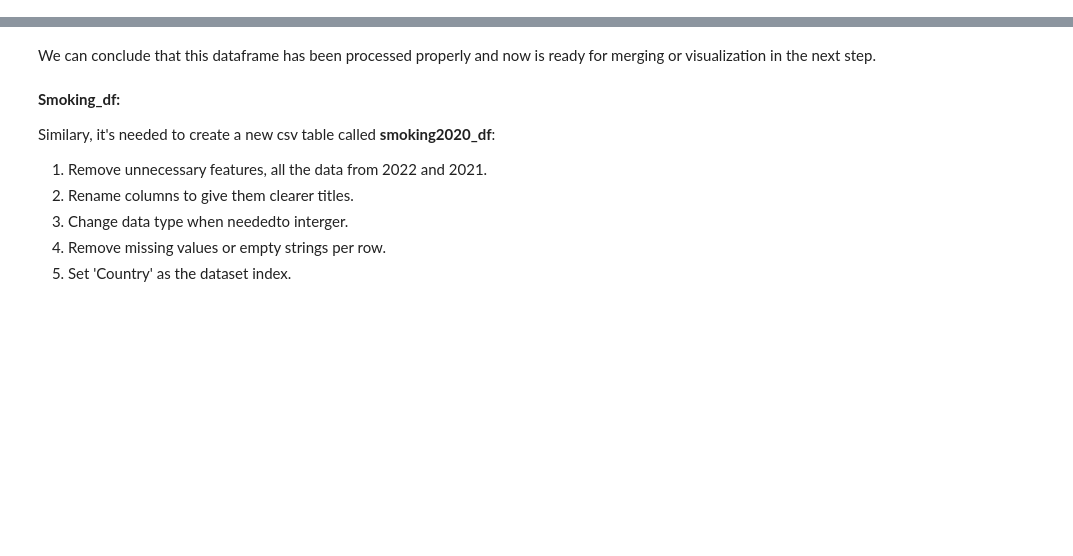
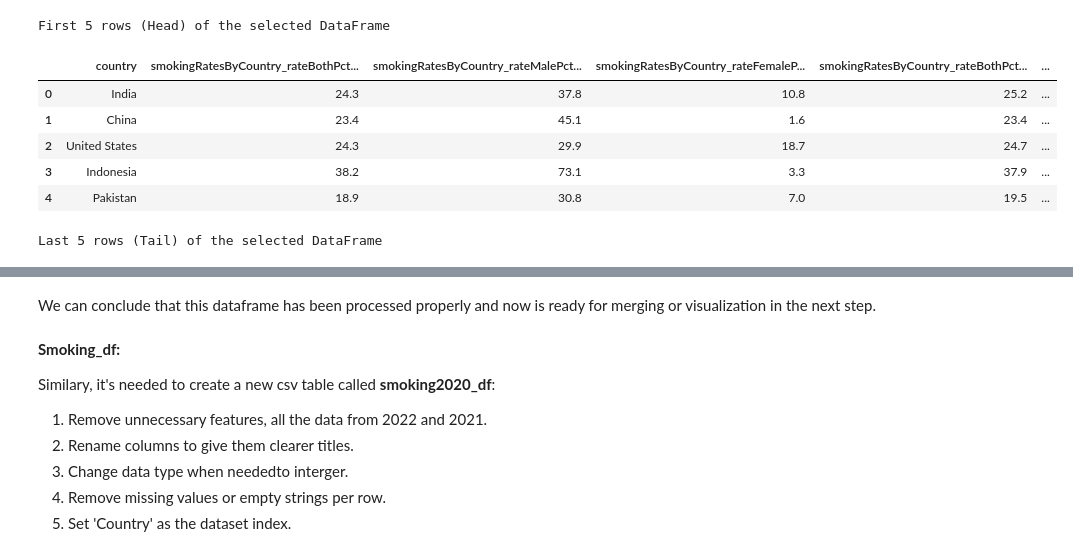
Before and after one commit to DefoNotGus/DV_assesment, a Jupyter notebook: DV_assesment.ipynb, the cells around one changed output, grey strips where cells are left out. Cells and saved outputs as stored; diff of their text form; code cells hidden in the pictures; blank space fills up the shorter version.

```diff
--- a/DV_assesment.ipynb
+++ b/DV_assesment.ipynb
@@ -153,0 +273,12 @@ print(f"Difference in rows: {row_diff}\nDifference in columns: {col_diff}")
+# %%
+#smoking
+display(HTML(display_df_head_tail(smoking_df)))
+# %% [output]
+First 5 rows (Head) of the selected DataFrame
+|  | country | smokingRatesByCountry_rateBothPct... | smokingRatesByCountry_rateMalePct... | smokingRatesByCountry_rateFemaleP... | smokingRatesByCountry_rateBothPct... | ... |
+| 0 | India | 24.3 | 37.8 | 10.8 | 25.2 | ... |
+| 1 | China | 23.4 | 45.1 | 1.6 | 23.4 | ... |
+| 2 | United States | 24.3 | 29.9 | 18.7 | 24.7 | ... |
+| 3 | Indonesia | 38.2 | 73.1 | 3.3 | 37.9 | ... |
+| 4 | Pakistan | 18.9 | 30.8 | 7.0 | 19.5 | ... |
+Last 5 rows (Tail) of the selected DataFrame
```
Also changed, not shown: parts of 69 cells of this notebook, 3 other files.
